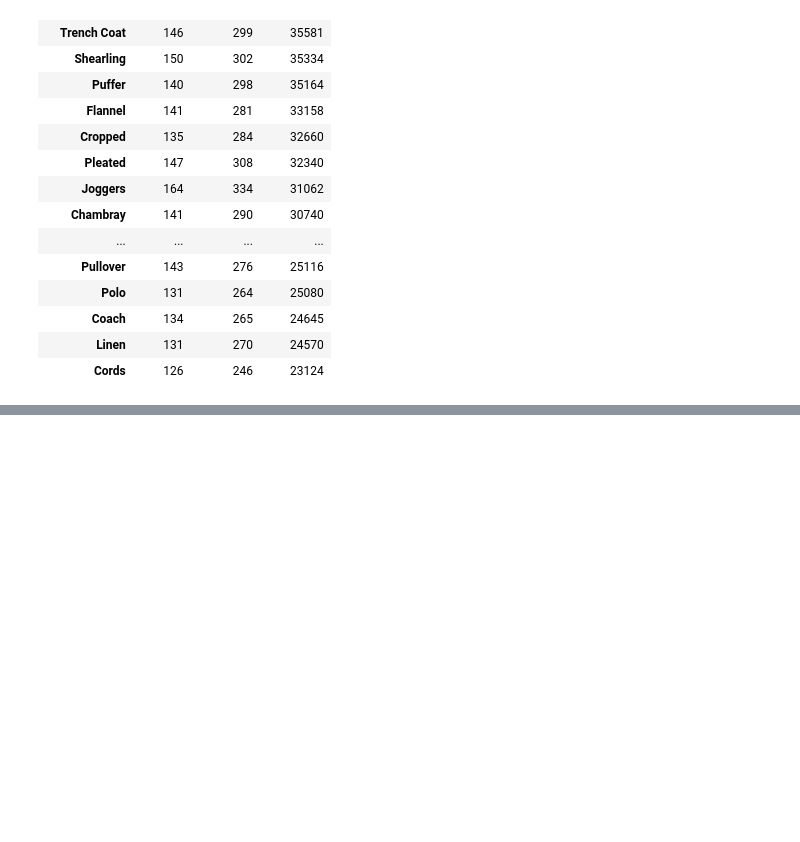
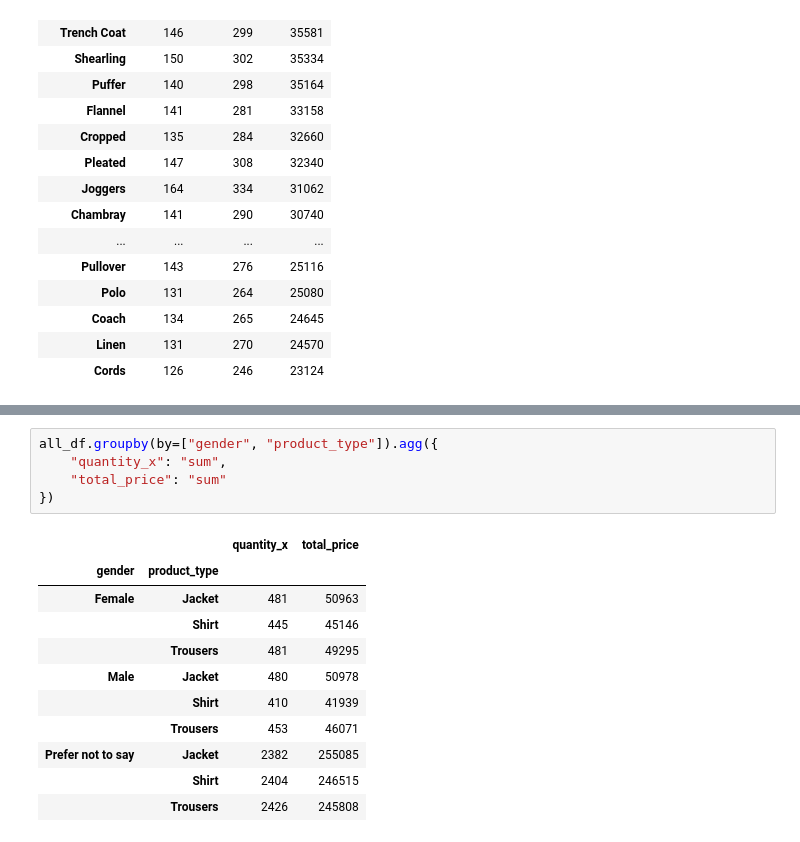
Before and after one commit to mdchrysan/shopping-analysis, a Jupyter notebook: shoppingcart_practice.ipynb, the cells around one changed output, grey strips where cells are left out. Cells and saved outputs as stored; diff of their text form; blank space fills up the shorter version.

```diff
--- a/shoppingcart_practice.ipynb
+++ b/shoppingcart_practice.ipynb
@@ -707,0 +752,17 @@ sale_prod_df.groupby(by="product_name").agg({
+# %%
+all_df.groupby(by=["gender", "product_type"]).agg({
+    "quantity_x": "sum",
+    "total_price": "sum"
+})
+# %% [output]
+|  |  | quantity_x | total_price |
+| gender | product_type |  |  |
+| Female | Jacket | 481 | 50963 |
+|  | Shirt | 445 | 45146 |
+|  | Trousers | 481 | 49295 |
+| Male | Jacket | 480 | 50978 |
+|  | Shirt | 410 | 41939 |
+|  | Trousers | 453 | 46071 |
+| Prefer not to say | Jacket | 2382 | 255085 |
+|  | Shirt | 2404 | 246515 |
+|  | Trousers | 2426 | 245808 |
```
Also changed, not shown: parts of 8 cells of this notebook.
